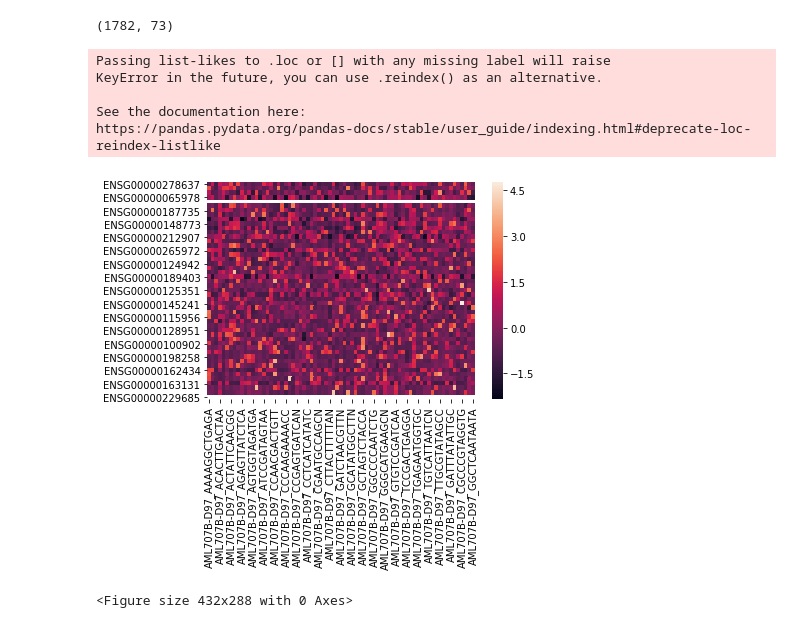
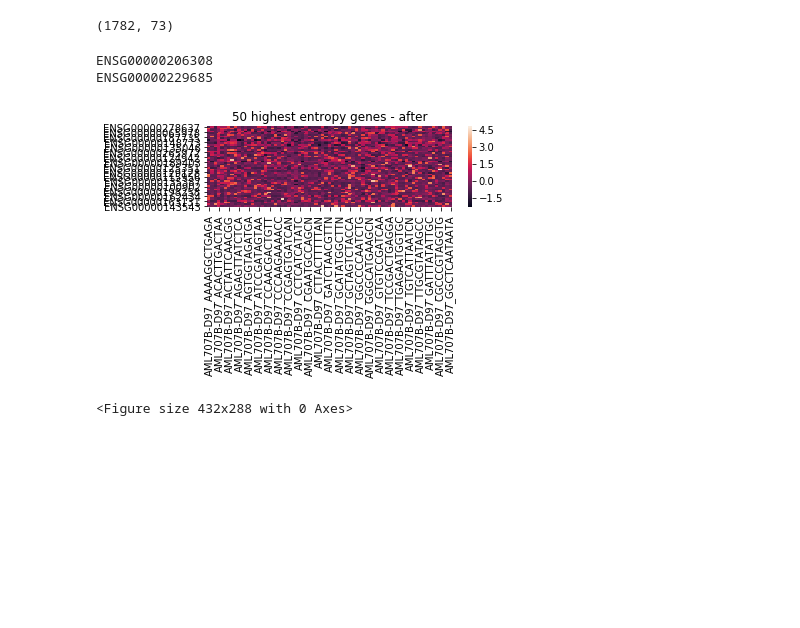
Before and after one commit to hypercubestart/CausalAssociation, a Jupyter notebook: miner2.ipynb, the cells around one changed output. Drawn from its saved outputs; the diff is of its cells as text; code cells hidden in the pictures; blank space fills up the shorter version.

```diff
--- a/miner2.ipynb
+++ b/miner2.ipynb
@@ -192,9 +194,14 @@ def get_most_variable_genes(df, n=50):
     variable_genes = [x[0] for x in sorted_entropy]
     return variable_genes
 
-def generate_heatmap(df):
+def generate_heatmap(df, title, savefig = False):
     heat_map = sb.heatmap(df)
+    heat_map.set_title(title)
+    plt.tight_layout()
     plt.show()
+
+    if savefig:
+        heat_map.get_figure().savefig(results_dir + title)
 # %%
 # get 50 most variable genes (by entropy) by highest to lowest
 most_variable_genes = get_most_variable_genes(df)
@@ -220,15 +227,16 @@ expression_data.shape
 # %% [output]
 (1782, 73)
 # %%
+for i in most_variable_genes:
+    if i not in expression_data.index:
+        print(i)
+
 # get 50 most variable genes (by entropy) by highest to lowest
-generate_heatmap(expression_data.loc[most_variable_genes])
+generate_heatmap(expression_data.loc[get_most_variable_genes(expression_data)], "50 highest entropy genes - after", savefig=False)
 # %% [output]
-Passing list-likes to .loc or [] with any missing label will raise
-KeyError in the future, you can use .reindex() as an alternative.
-
-See the documentation here:
-https://pandas.pydata.org/pandas-docs/stable/user_guide/indexing.html#deprecate-loc-reindex-listlike
+ENSG00000206308
+ENSG00000229685
-[figure, old version]
+[figure, new version]
 # %%
 # post processed data plots
 individual_expression_data = [expression_data.iloc[:,i] for i in range(50)]
```
Also changed, not shown: parts of 7 cells of this notebook, 7 other files.
